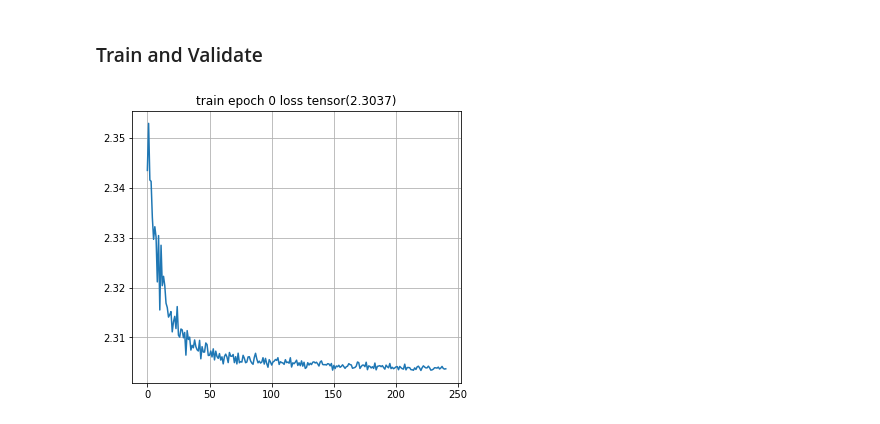
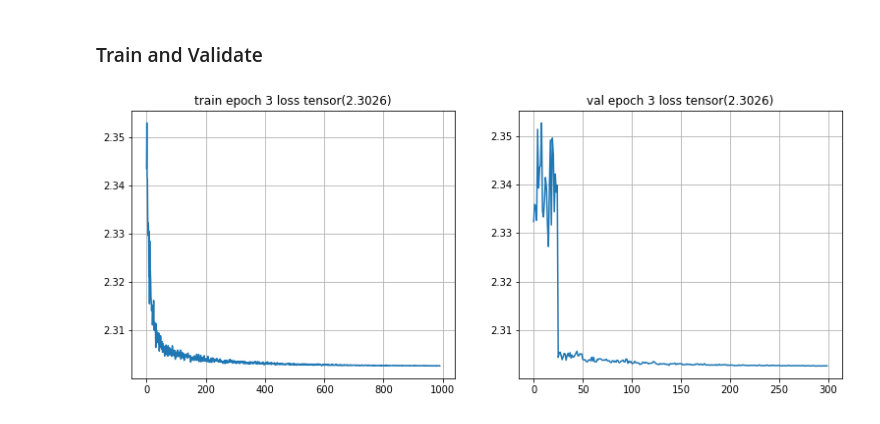
Before and after one commit to ZerlGray/TSP-DRL_an-intro, a Jupyter notebook: Intro to Pointer Network.ipynb, the cells around one changed output. Saved outputs shown, nothing was run; the diff lists cells and outputs as text; code cells hidden in the pictures.

```diff
--- a/Intro to Pointer Network.ipynb
+++ b/Intro to Pointer Network.ipynb
@@ -207,55 +206,56 @@ val_loader   = DataLoader(val_dataset, batch_size=4, shuffle=True)
 # %% [markdown]
 <h3>Train and Validate</h3>
 # %%
-n_epochs = 1
+n_epochs = 4
 train_loss = []
 val_loss   = []
 
 for epoch in range(n_epochs):
     for batch_id, sample_batch in enumerate(train_loader):
+        pointer.train()
         inputs = sample_batch
         target = torch.sort(sample_batch)[0]
         if USE_CUDA:
             inputs = inputs.cuda()
             target = target.cuda()
 
         loss = pointer(inputs, target)
 
         adam.zero_grad()
         loss.backward()
         adam.step()
 
         train_loss.append(loss.data.cpu())
 
         if batch_id % 10 == 0:
 
             clear_output(True)
             plt.figure(figsize=(20,5))
             plt.subplot(131)
             plt.title('train epoch %s loss %s' % (epoch, train_loss[-1] if len(train_loss) else 'collecting'))
             plt.plot(train_loss)
             plt.grid()
 
             # In fact eval is not supported, because training method is teacher forcing,
             # and there is no step-by-step predicting method.
 
-            #plt.subplot(132)
-            #plt.title('val epoch %s loss %s' % (epoch, val_loss[-1] if len(val_loss) else 'collecting'))
-            #plt.plot(val_loss)
-            #plt.grid()
+            plt.subplot(132)
+            plt.title('val epoch %s loss %s' % (epoch, val_loss[-1] if len(val_loss) else 'collecting'))
+            plt.plot(val_loss)
+            plt.grid()
 
             plt.show()
 
-        #if batch_id % 100 == 0:
-        #    pointer.eval()
-        #    for val_batch in val_loader:
-        #        inputs = Variable(val_batch)
-        #        target = Variable(torch.sort(val_batch)[0])
-        #        if USE_CUDA:
-        #            inputs = inputs.cuda()
-        #            target = target.cuda()
-        #
-        #        loss = pointer(inputs, target)
-        #        val_loss.append(loss.data[0])
+        if batch_id % 100 == 0:
+            pointer.eval()
+            for val_batch in val_loader:
+                inputs = val_batch
+                target = torch.sort(val_batch)[0]
+                if USE_CUDA:
+                    inputs = inputs.cuda()
+                    target = target.cuda()
+
+                loss = pointer(inputs, target)
+                val_loss.append(loss.data.cpu())
 # %% [output]
-[figure, old version]
+[figure, new version]
```
Also changed, not shown: parts of 1 cell of this notebook, 1 other file.
